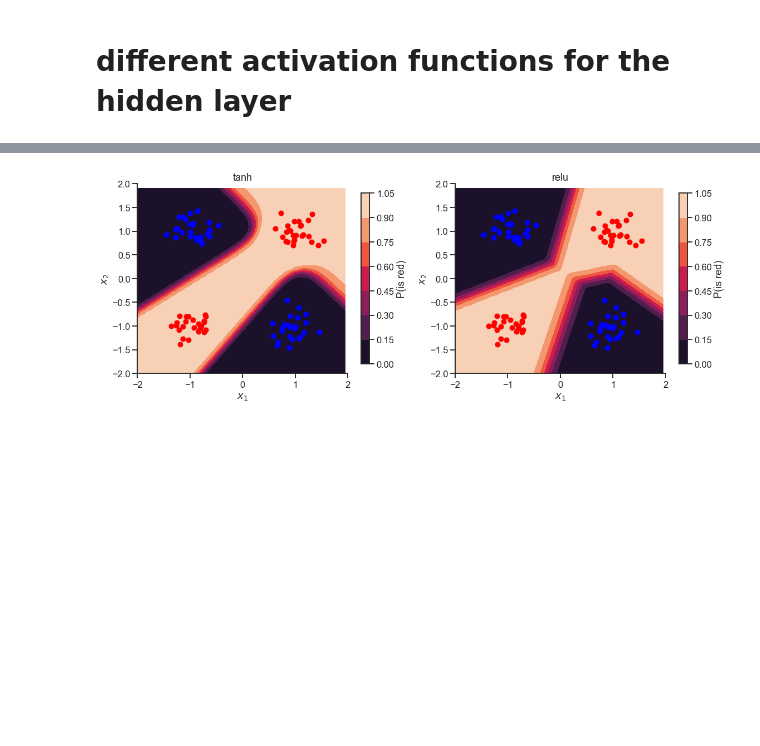
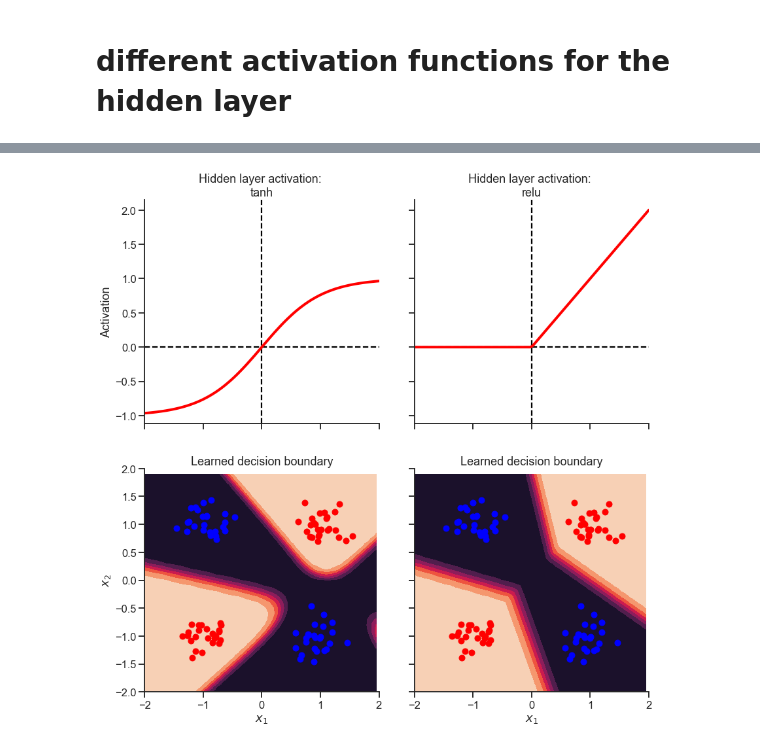
Before and after one commit to athms/deep-learning-basics, a Jupyter notebook: 1-Multilayer-Perceptron-Backpropagation.ipynb, the cells around one changed output, grey strips where cells are left out. Saved outputs shown, nothing was run; the diff lists cells and outputs as text; code cells hidden in the pictures; blank space fills up the shorter version.

```diff
--- a/1-Multilayer-Perceptron-Backpropagation.ipynb
+++ b/1-Multilayer-Perceptron-Backpropagation.ipynb
@@ -348,5 +353,5 @@ zz = zz[:,1].reshape(xx.shape)
 # %%
-fig, ax = plt.subplots(1, 1, figsize=(9,6))
+fig, ax = plt.subplots(1, 1, figsize=(8,6))
 cs = ax.contourf(xx,yy,zz)
 cbar = fig.colorbar(cs, ax=ax, shrink=0.9)
 cbar.set_label('P(is red)')
@@ -369,2 +374,19 @@ fig.tight_layout()
 # %% [markdown]
 # different activation functions for the hidden layer
+# %%
+# this time we will use one output neuron for each of the two classes
+# we therefore set n_out = 2 in our specification of the neural network
+
+# by doing so, we also need to change the encoding of our target (y),
+# so that it has one value for each of the two output neurons
+# this type of encoding is called one-hot encoding and looks like this:
+# if class 1: [1, 0], if class 2: [0, 1]; thereby y.argmax(axis=1) will result in our original y
+
+# we will also use a softmax output function, as the two classes
+# are mutually exclusive
+
+y_onehot = np.zeros((y.size, 2))
+y_onehot[np.arange(y.size), y.ravel()] = 1
+print('This is how one-hot encoding looks like for the two classes:')
+print(y_onehot[n_samples-1:n_samples+1])
+print('\nDimension: {}x{}'.format(*y_onehot.shape))
@@ -371,36 +399,49 @@ fig.tight_layout()
 # %%
 seed = 159
 np.random.seed(seed)
 
-fig, axs = plt.subplots(1,2,figsize=(16,6))
+fig, axs = plt.subplots(2,2,figsize=(12,12), sharey='row', sharex=True)
 for i, act in enumerate([tanh, relu]):
 
-    # fit
-    nn = NeuralNetwork(n_in=2, n_out=2, n_hidden=[3], activations=[act, sigmoid], seed=seed)
+    # plot activation function of hidden layer
+    ax = axs[0,i]
+    x = np.linspace(-2,2,100)
+    ax.axhline(0, color='k', ls='--')
+    ax.axvline(0, color='k', ls='--')
+    ax.plot(x, act().forward(x), color='red', lw=4)
+    ax.set_title('Hidden layer activation: \n{}'.format(act().name))
+    despine(ax=ax)
+
+    # make and fit neural network
+    nn = NeuralNetwork(n_in=2, n_out=2, n_hidden=[3], activations=[act, softmax], seed=seed)
     nn.fit(X, y_onehot, verbose=False)
 
     # perdict probabilities
     zz = nn.forward(np.c_[xx.ravel(), yy.ravel()])
     zz = zz[:,1].reshape(xx.shape)
 
-    # plot
-    ax = axs[i]
-    ax.set_title(act().name)
+    # plot decision boundary
+    ax = axs[1,i]
     cs = ax.contourf(xx,yy,zz)
-    cbar = fig.colorbar(cs, ax=ax, shrink=0.9)
-    cbar.set_label('P(is red)')
+    # cbar = fig.colorbar(cs, ax=ax, shrink=0.9, orientation="horizontal",)
+    # cbar.set_label('P(is red)')
     for i in range(y.shape[0]):
         if y[i] == 0:
             marker = 'bo'
         else:
             marker = 'ro'
         ax.plot(X[i][0], X[i][1], marker)
+    ax.set_title('Learned decision boundary')
     ax.set_xlabel(r'$x_1$')
-    ax.set_ylabel(r'$x_2$')
     ax.set_xlim(-2, 2)
     ax.set_ylim(-2, 2)
     despine(ax=ax)
 
-fig.tight_layout()
+# some final plotting settings
+# cbar = fig.colorbar(cs, shrink=0.9, orientation="horizontal",)
+# cbar.set_label('P(is red)')
+axs[0,0].set_ylabel('Activation')
+axs[1,0].set_ylabel(r'$x_2$')
+fig.tight_layout(h_pad=4, w_pad=4)
 # %% [output]
-[figure, old version]
+[figure, new version]
```
Also changed, not shown: parts of 12 cells of this notebook.
